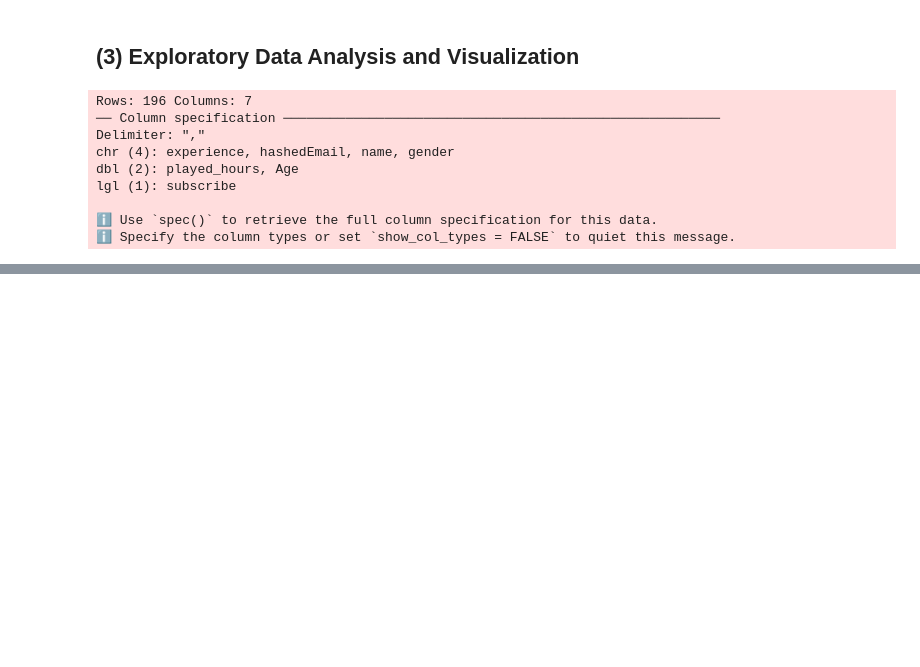
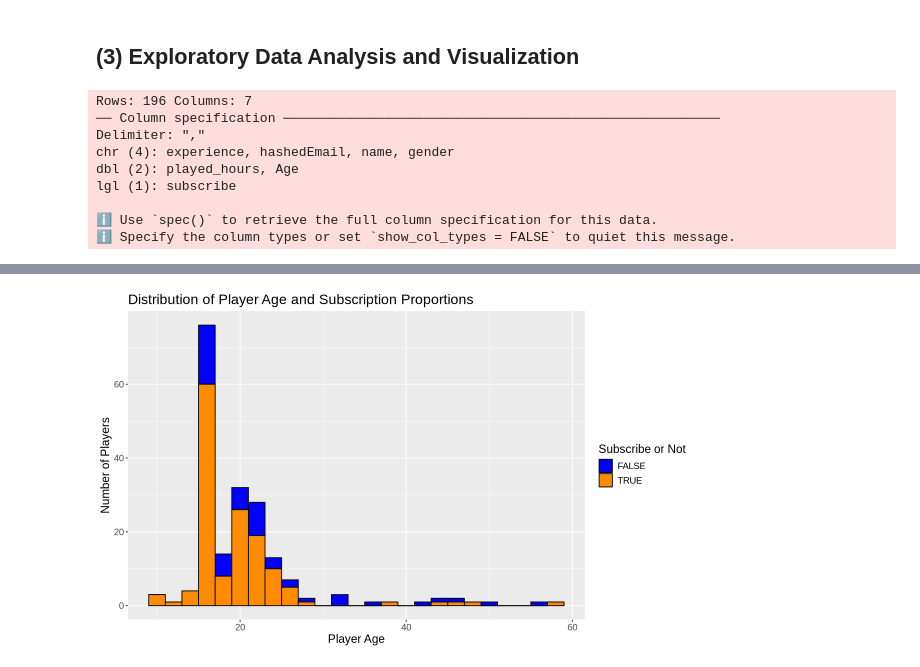
Before and after one commit to ilin27/project_planning_stage_individual, a Jupyter notebook: written_proposal_group_7.ipynb, the cells around one changed output, grey strips where cells are left out. Saved outputs shown, nothing was run; the diff lists cells and outputs as text; code cells hidden in the pictures; blank space fills up the shorter version.

```diff
--- a/written_proposal_group_7.ipynb
+++ b/written_proposal_group_7.ipynb
@@ -169,0 +205,17 @@ Table: Mean Quantitative Variables in players.csv
+# %%
+# Graph 2: Distribution of Player Age and Subscription Proportions
+
+options(repr.plot.width = 10, repr.plot.height = 6)
+
+players_hist <- ggplot(players, aes(x = Age, fill = subscribe)) +
+    geom_histogram(binwidth = 2, color = "black") +
+    theme(text = element_text(size = 20)) +
+    labs(x = "Player Age",
+         y = "Number of Players",
+         fill = "Subscribe or Not",
+         title = "Distribution of Player Age and Subscription Proportions") +
+  scale_fill_manual(values = c("blue", "darkorange")) +
+  theme(text = element_text(size = 14))
+
+players_hist
+# %% [output]
@@ -169,0 +224 @@ Table: Mean Quantitative Variables in players.csv
+[figure, added]
```
Also changed, not shown: parts of 10 cells of this notebook.
